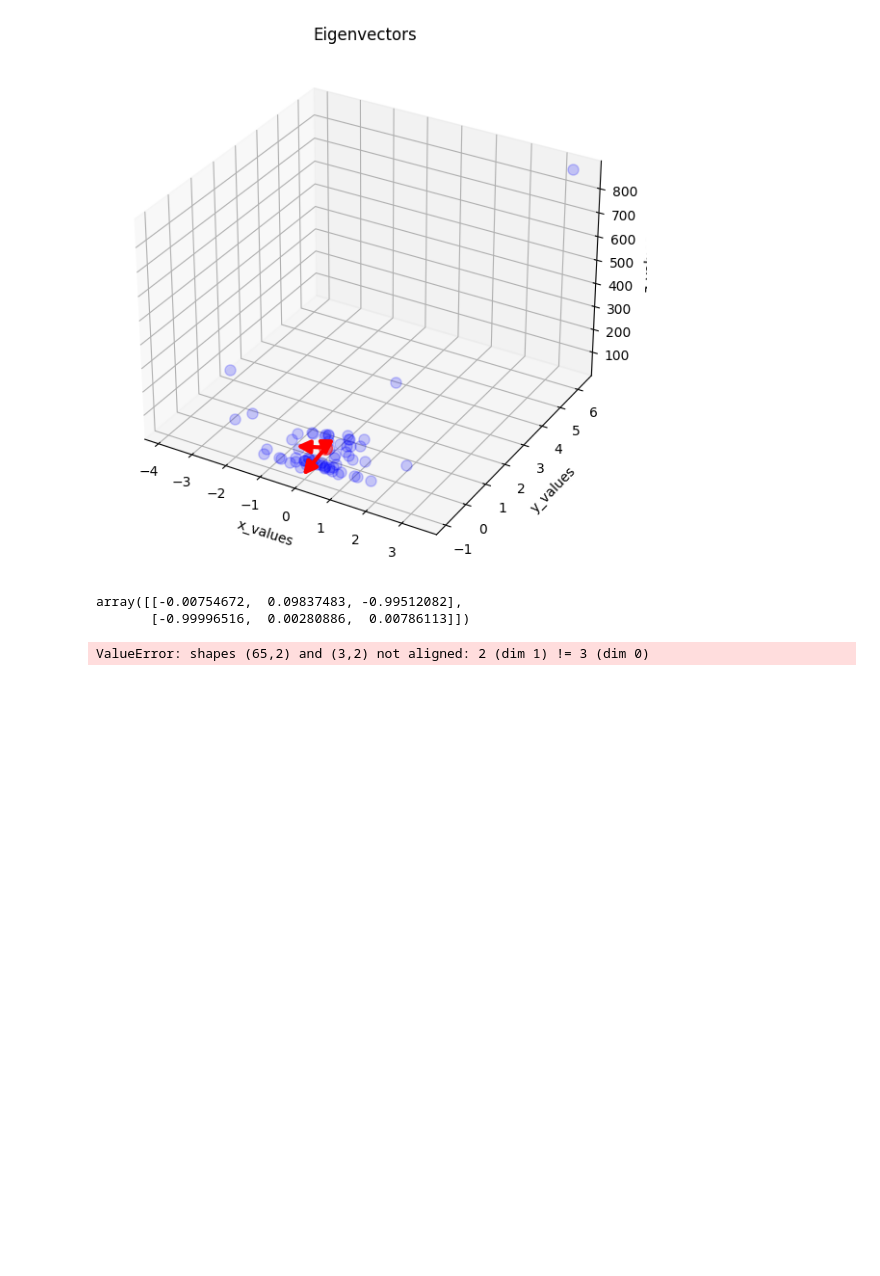
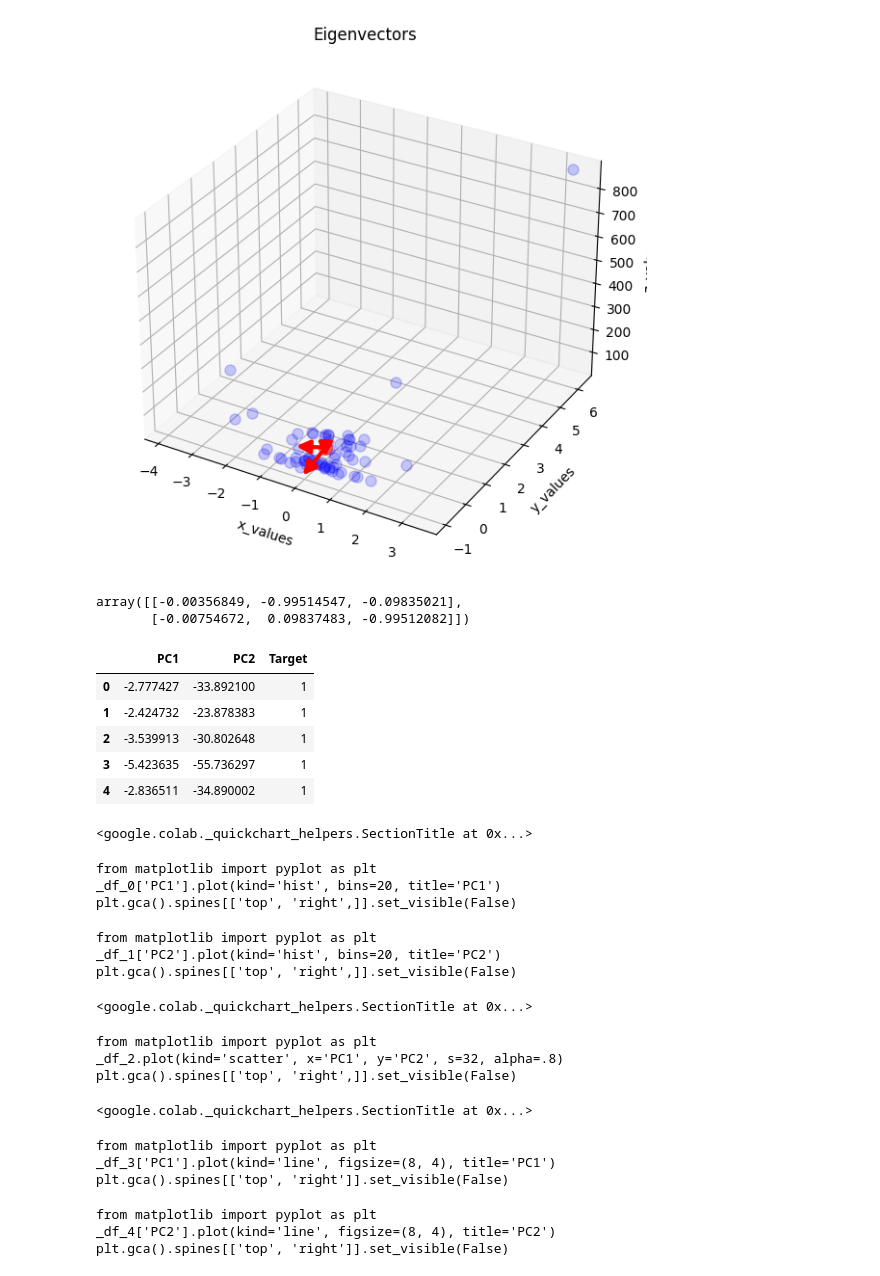
Before and after one commit to Neersha/Machine-learning, a Jupyter notebook: Monazite_Machine_Learning_python.ipynb, the cells around one changed output. Cells and saved outputs as stored; diff of their text form; code cells hidden in the pictures; blank space fills up the shorter version.

```diff
--- a/Monazite_Machine_Learning_python.ipynb
+++ b/Monazite_Machine_Learning_python.ipynb
@@ -1518,16 +1518,40 @@ plt.show()
 # %% [output]
 [figure]
 # %%
-pc = eigen_vectors[1:3]
+pc = eigen_vectors[0:2]
 pc
 # %% [output]
-array([[-0.00754672,  0.09837483, -0.99512082],
-       [-0.99996516,  0.00280886,  0.00786113]])
+array([[-0.00356849, -0.99514547, -0.09835021],
+       [-0.00754672,  0.09837483, -0.99512082]])
 # %%
-transformed_df1 = np.dot(df1.iloc[:,1:3],pc.T)
+transformed_df1 = np.dot(df1.iloc[:,1:4],pc.T)
 # 40,3 - 3,2
-new_df1 = pd.DataFrame(transformed_df,columns=['PC1','PC2'])
-new_df1['Target'] = df1['Target'].values
-new_df1.head()
-# %% [output]
-ValueError: shapes (65,2) and (3,2) not aligned: 2 (dim 1) != 3 (dim 0)
+# %%
+new_df1 = pd.DataFrame(transformed_df1,columns=['PC1','PC2'])
+new_df1['Target'] = df1['Target'].values
+new_df1.head()
+# %% [output]
+|  | PC1 | PC2 | Target |
+| 0 | -2.777427 | -33.892100 | 1 |
+| 1 | -2.424732 | -23.878383 | 1 |
+| 2 | -3.539913 | -30.802648 | 1 |
+| 3 | -5.423635 | -55.736297 | 1 |
+| 4 | -2.836511 | -34.890002 | 1 |
+<google.colab._quickchart_helpers.SectionTitle at 0x...>
+from matplotlib import pyplot as plt
+_df_0['PC1'].plot(kind='hist', bins=20, title='PC1')
+plt.gca().spines[['top', 'right',]].set_visible(False)
+from matplotlib import pyplot as plt
+_df_1['PC2'].plot(kind='hist', bins=20, title='PC2')
+plt.gca().spines[['top', 'right',]].set_visible(False)
+<google.colab._quickchart_helpers.SectionTitle at 0x...>
+from matplotlib import pyplot as plt
+_df_2.plot(kind='scatter', x='PC1', y='PC2', s=32, alpha=.8)
+plt.gca().spines[['top', 'right',]].set_visible(False)
+<google.colab._quickchart_helpers.SectionTitle at 0x...>
+from matplotlib import pyplot as plt
+_df_3['PC1'].plot(kind='line', figsize=(8, 4), title='PC1')
+plt.gca().spines[['top', 'right']].set_visible(False)
+from matplotlib import pyplot as plt
+_df_4['PC2'].plot(kind='line', figsize=(8, 4), title='PC2')
+plt.gca().spines[['top', 'right']].set_visible(False)
```
Also changed, not shown: parts of 2 cells of this notebook.
